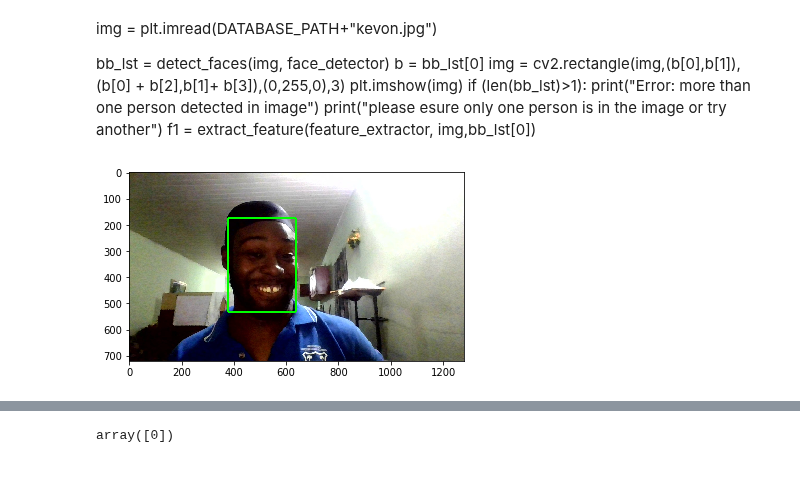
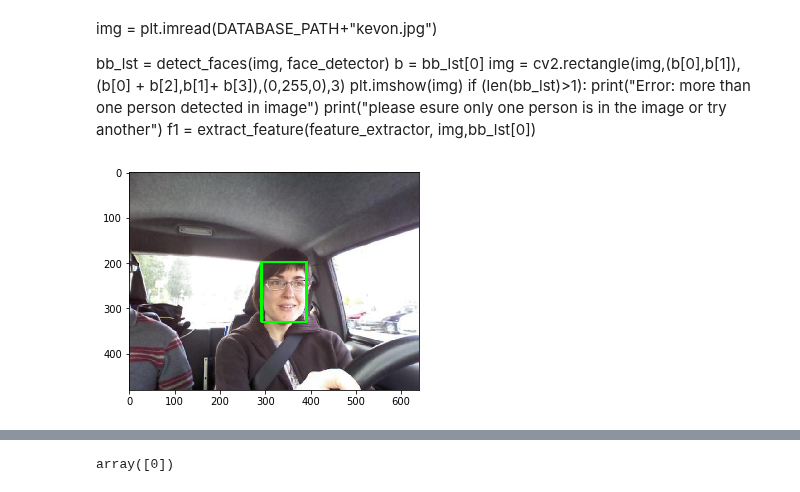
Before and after one commit to T-rex007/Face_recognition, a Jupyter notebook: Demo_notebook.ipynb, the cells around one changed output, grey strips where cells are left out. Saved outputs shown, nothing was run; the diff lists cells and outputs as text; code cells hidden in the pictures.

Commit message:
Image augmentation feature

```diff
--- a/Demo_notebook.ipynb
+++ b/Demo_notebook.ipynb
@@ -152,15 +113,15 @@ if (len(bb_lst)>1):
     print("please esure only one person is in the image or try another")
 f1 = extract_feature(feature_extractor, img,bb_lst[0])
 # %%
-img = plt.imread(DATABASE_PATH+"tyrel.jpg")
+img = plt.imread(DATABASE_PATH+"Betsy.jpg")
 
 bb_lst = detect_faces(img, face_detector)
 b = bb_lst[0]
 img = cv2.rectangle(img,(b[0],b[1]),(b[0] + b[2],b[1]+ b[3]),(0,255,0),3)
 plt.imshow(img)
 if (len(bb_lst)>1):
     print("Error: more than one person detected in image")
     print("please esure only one person is in the image or try another")
 f2 = extract_feature(feature_extractor, img,bb_lst[0])
 # %% [output]
-[figure, old version]
+[figure, new version]
```
Also changed, not shown: parts of 5 cells of this notebook, 4 other files.
